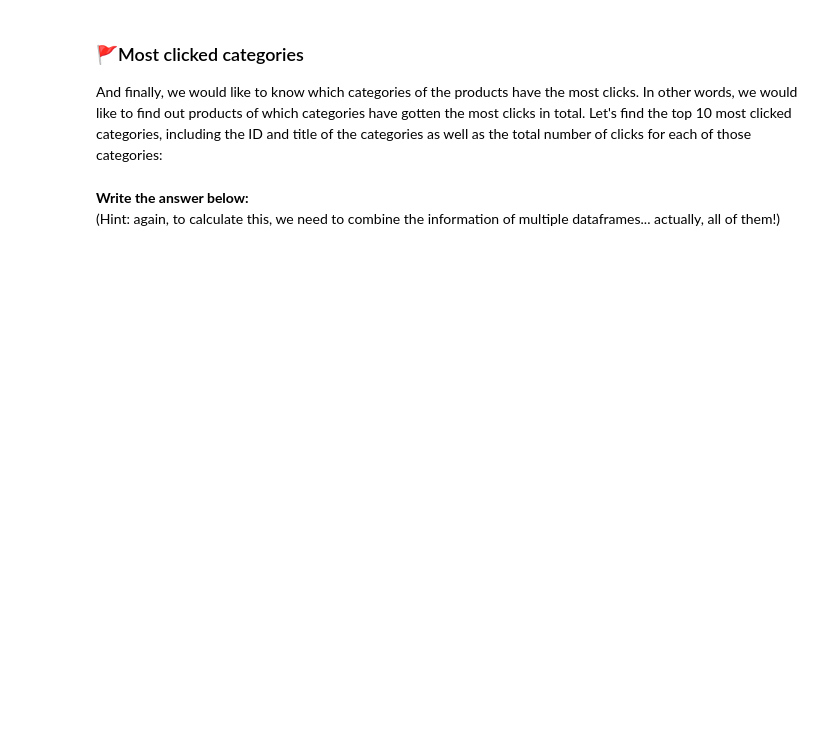
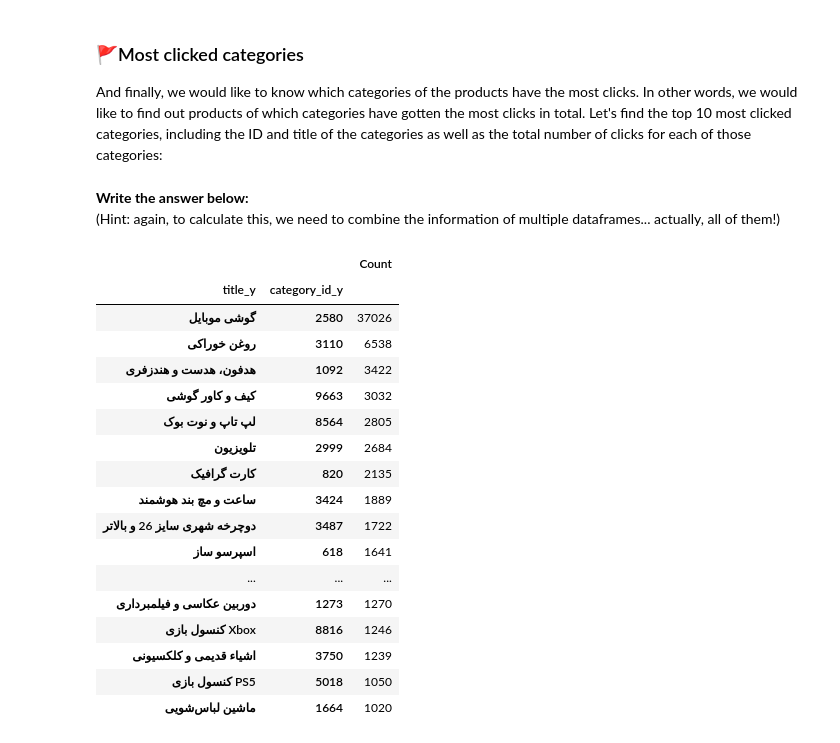
Before and after one commit to sepehr-ahmadi/summer_AI_bootcamp, a Jupyter notebook: projects/second_week/Torob-EDA_data-and-notebook/Torob-search-data-EDA.ipynb, the cells around one changed output. Cells and saved outputs as stored; diff of their text form; code cells hidden in the pictures; blank space fills up the shorter version.

```diff
--- a/projects/second_week/Torob-EDA_data-and-notebook/Torob-search-data-EDA.ipynb
+++ b/projects/second_week/Torob-EDA_data-and-notebook/Torob-search-data-EDA.ipynb
@@ -531,3 +529,26 @@ And finally, we would like to know which categories of the products have the mos
 # %% [markdown]
 **Write the answer below:**
 (Hint: again, to calculate this, we need to combine the information of multiple dataframes... actually, all of them!)
+# %%
+df_categories.rename(columns={'category_id':'category_id_y'}, inplace=True)
+df_merge_search_click_and_search_logs_and_products_categories=df_merge_search_click_and_search_logs_and_product.merge(df_categories,on='category_id_y')
+df_merge_search_click_and_search_logs_and_products_categories[['title_y','category_id_y']].value_counts().nlargest(20).to_frame('Count')
+# %% [output]
+|  |  | Count |
+| title_y | category_id_y |  |
+| گوشی موبایل | 2580 | 37026 |
+| روغن خوراکی | 3110 | 6538 |
+| هدفون، هدست و هندزفری | 1092 | 3422 |
+| کیف و کاور گوشی | 9663 | 3032 |
+| لپ تاپ و نوت بوک | 8564 | 2805 |
+| تلویزیون | 2999 | 2684 |
+| کارت گرافیک | 820 | 2135 |
+| ساعت و مچ بند هوشمند | 3424 | 1889 |
+| دوچرخه شهری سایز 26 و بالاتر | 3487 | 1722 |
+| اسپرسو ساز | 618 | 1641 |
+| ... | ... | ... |
+| دوربین عکاسی و فیلمبرداری | 1273 | 1270 |
+| کنسول بازی Xbox | 8816 | 1246 |
+| اشیاء قدیمی و کلکسیونی | 3750 | 1239 |
+| کنسول بازی PS5 | 5018 | 1050 |
+| ماشین لباس‌‌شویی | 1664 | 1020 |
```
Also changed, not shown: parts of 4 cells of this notebook.
